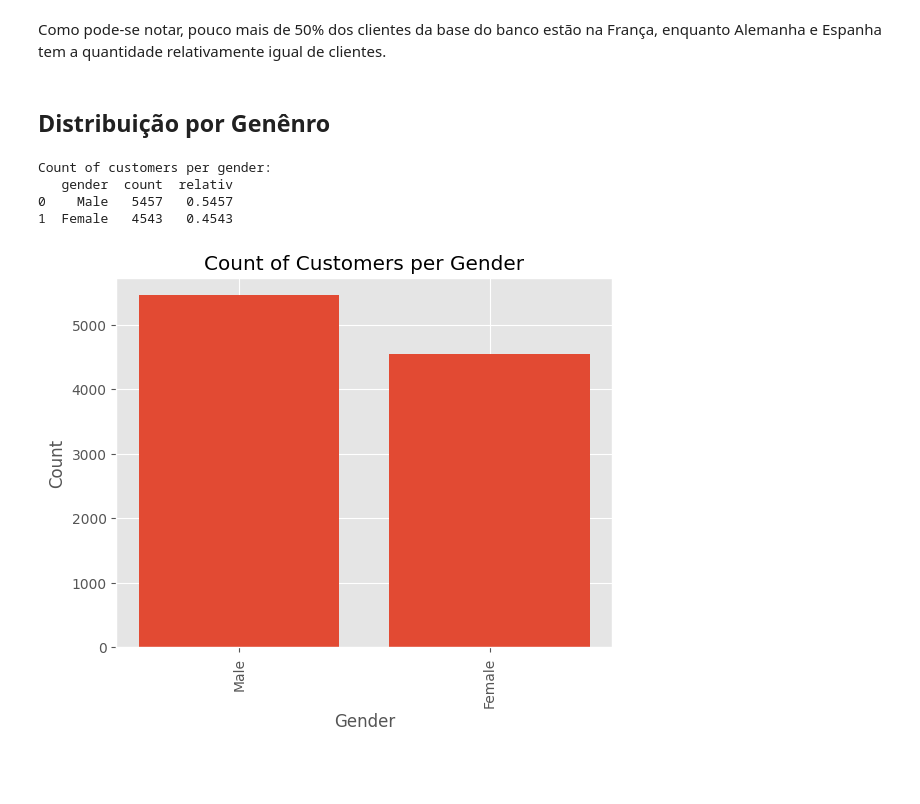
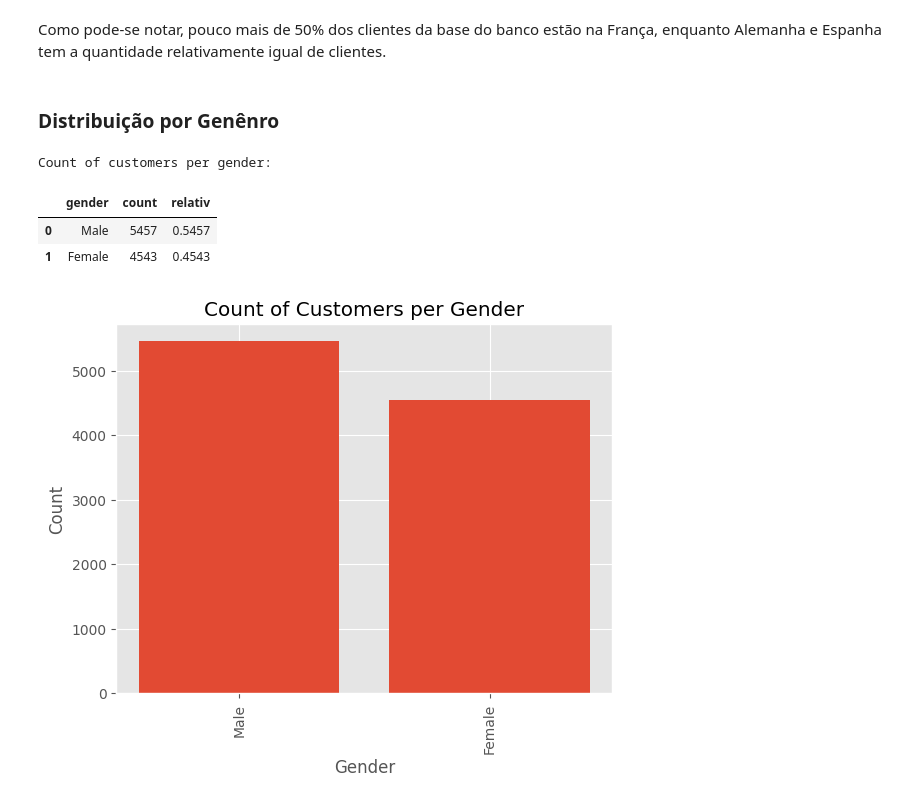
Before and after one commit to Emannuel-A/Bank-Customer-Churn---Analysis, a Jupyter notebook: Bank_Customer_Churn.ipynb, the cells around one changed output. Cells and saved outputs as stored; diff of their text form; code cells hidden in the pictures; blank space fills up the shorter version.

```diff
--- a/Bank_Customer_Churn.ipynb
+++ b/Bank_Customer_Churn.ipynb
@@ -158,16 +185,17 @@ plt.show()
 # %% [markdown]
 Como pode-se notar, pouco mais de 50% dos clientes da base do banco estão na França, enquanto Alemanha e Espanha tem a quantidade relativamente igual de clientes.
 # %% [markdown]
-## Distribuição por Genênro
+### Distribuição por Genênro
 # %%
+#Para enteder melhor a distribuição por genêro vou sumarizar os dados
 gender_counts = df['gender'].value_counts().reset_index()
 gender_counts.columns = ['gender', 'count']
 gender_counts['relativ'] = gender_counts['count'] / gender_counts['count'].sum()
 print("Count of customers per gender:")
-print(gender_counts)
+display(gender_counts)
 # %% [output]
 Count of customers per gender:
-   gender  count  relativ
-0    Male   5457   0.5457
-1  Female   4543   0.4543
+|  | gender | count | relativ |
+| 0 | Male | 5457 | 0.5457 |
+| 1 | Female | 4543 | 0.4543 |
 # %%
```
Also changed, not shown: parts of 40 cells of this notebook.
